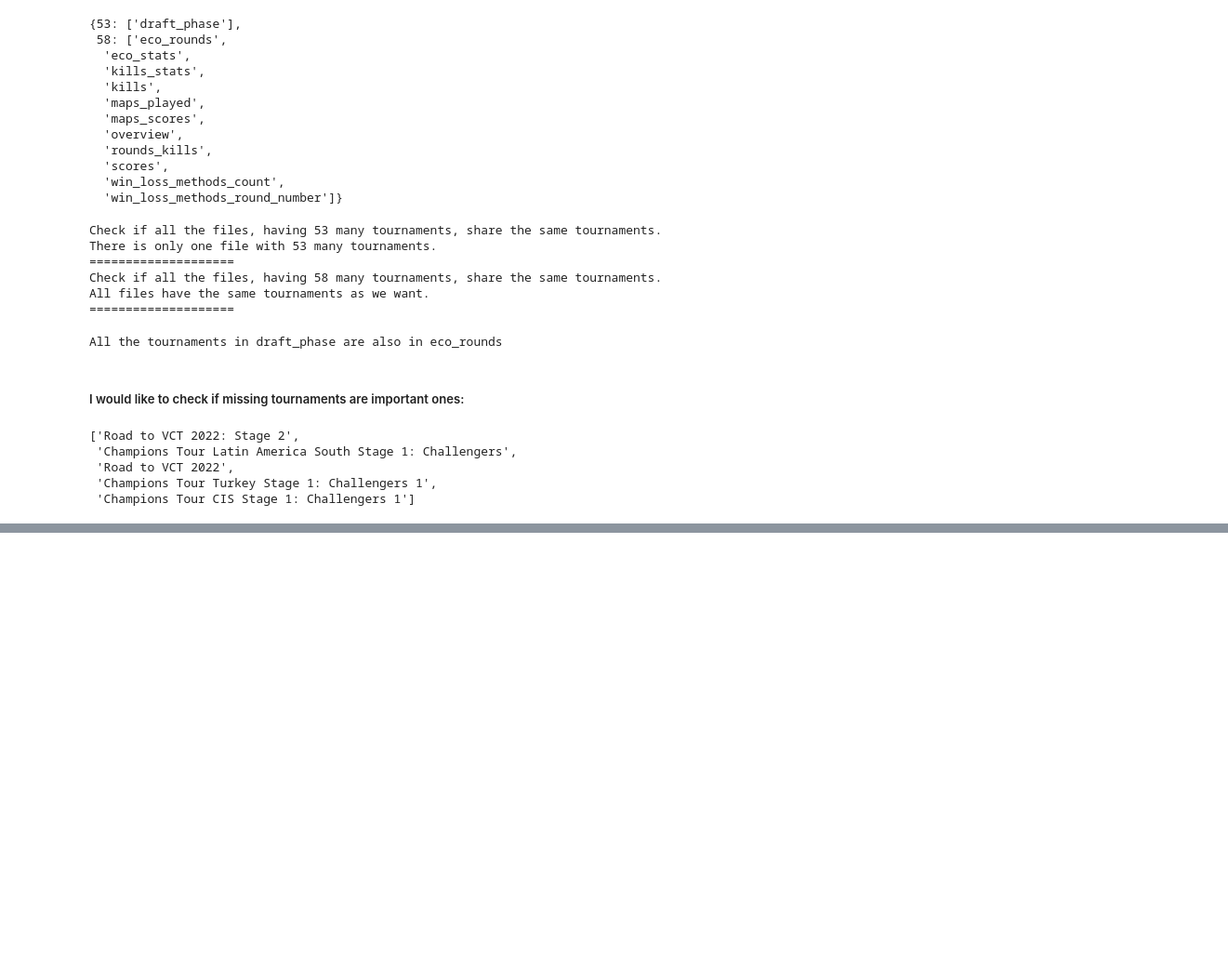
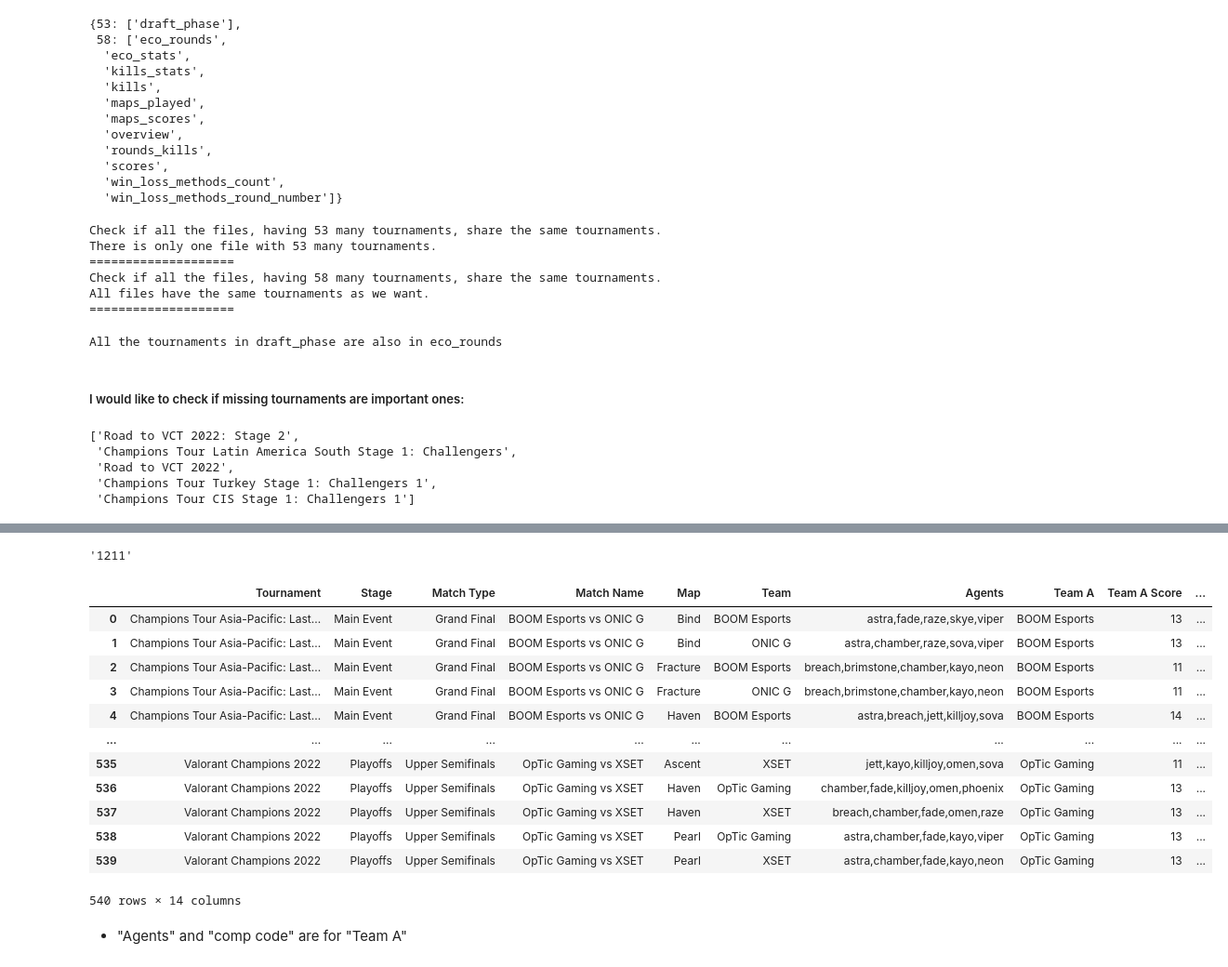
Before and after one commit to ahrlim/vct-erdos-project, a Jupyter notebook: notebooks/vct_2022_data_cleaning.ipynb, the cells around one changed output, grey strips where cells are left out. Shown: that part at 93% size. Saved outputs shown, nothing was run; the diff lists cells and outputs as text; code cells hidden in the pictures; blank space fills up the shorter version.

```diff
--- a/notebooks/vct_2022_data_cleaning.ipynb
+++ b/notebooks/vct_2022_data_cleaning.ipynb
@@ -135,0 +181,2 @@ not_in_the_other(tournaments["eco_rounds"], tournaments["draft_phase"])
+# %%
+overview = pd.read_csv("../data/vct_2022/matches/overview.csv")
@@ -135,0 +289,62 @@ not_in_the_other(tournaments["eco_rounds"], tournaments["draft_phase"])
+# %%
+def get_comp(agents: list) -> str:
+    """
+    input: string of five agents that order of agents are sorted aphabetically and seperated by ","
+    return: string "dics" where d: the # of duelist(s)
+                                i: the # of initiator(s)
+                                c: the # of controller(s)
+                                s: the # of sentinel(s)
+    """
+    roles = {"duelist": {"jett", "phoenix", "reyna", "raze", "yoru", "neon"},
+             "initiator": {"sova", "breach", "skye", "kayo", "fade", "gekko"},
+             "controller": {"brimstone", "omen", "viper", "astra", "harbor"},
+             "sentinel": {"cypher", "sage", "killjoy", "chamber"}}
+
+    agentlist = agents.split(",")
+    dul = 0
+    ini = 0
+    con = 0
+    sen = 0
+
+    for agent in agentlist:
+        if agent in roles["duelist"]:
+            dul += 1
+        elif agent in roles["initiator"]:
+            ini += 1
+        elif agent in roles["controller"]:
+            con += 1
+        else:
+            sen += 1
+
+    assert (dul + ini + con + sen) == 5
+
+    composition = str(dul) + str(ini) + str(con) + str(sen)
+
+    return composition
+# %%
+### Let's test the get_comp funtion!!
+
+get_comp("breach,chamber,neon,omen,skye")
+# %% [output]
+'1211'
+# %%
+vct_champions_2022_team_comp["comp code"] = vct_champions_2022_team_comp["Agents"].apply(get_comp)
+triple_sentinel_ind = vct_champions_2022_team_comp["comp code"] == "0113"
+
+vct_champions_2022_team_comp
+# %% [output]
+|  | Tournament | Stage | Match Type | Match Name | Map | Team | Agents | Team A | Team A Score | ... |
+| 0 | Champions Tour Asia-Pacific: Last... | Main Event | Grand Final | BOOM Esports vs ONIC G | Bind | BOOM Esports | astra,fade,raze,skye,viper | BOOM Esports | 13 | ... |
+| 1 | Champions Tour Asia-Pacific: Last... | Main Event | Grand Final | BOOM Esports vs ONIC G | Bind | ONIC G | astra,chamber,raze,sova,viper | BOOM Esports | 13 | ... |
+| 2 | Champions Tour Asia-Pacific: Last... | Main Event | Grand Final | BOOM Esports vs ONIC G | Fracture | BOOM Esports | breach,brimstone,chamber,kayo,neon | BOOM Esports | 11 | ... |
+| 3 | Champions Tour Asia-Pacific: Last... | Main Event | Grand Final | BOOM Esports vs ONIC G | Fracture | ONIC G | breach,brimstone,chamber,kayo,neon | BOOM Esports | 11 | ... |
+| 4 | Champions Tour Asia-Pacific: Last... | Main Event | Grand Final | BOOM Esports vs ONIC G | Haven | BOOM Esports | astra,breach,jett,killjoy,sova | BOOM Esports | 14 | ... |
+| ... | ... | ... | ... | ... | ... | ... | ... | ... | ... | ... |
+| 535 | Valorant Champions 2022 | Playoffs | Upper Semifinals | OpTic Gaming vs XSET | Ascent | XSET | jett,kayo,killjoy,omen,sova | OpTic Gaming | 11 | ... |
+| 536 | Valorant Champions 2022 | Playoffs | Upper Semifinals | OpTic Gaming vs XSET | Haven | OpTic Gaming | chamber,fade,killjoy,omen,phoenix | OpTic Gaming | 13 | ... |
+| 537 | Valorant Champions 2022 | Playoffs | Upper Semifinals | OpTic Gaming vs XSET | Haven | XSET | breach,chamber,fade,omen,raze | OpTic Gaming | 13 | ... |
+| 538 | Valorant Champions 2022 | Playoffs | Upper Semifinals | OpTic Gaming vs XSET | Pearl | OpTic Gaming | astra,chamber,fade,kayo,viper | OpTic Gaming | 13 | ... |
+| 539 | Valorant Champions 2022 | Playoffs | Upper Semifinals | OpTic Gaming vs XSET | Pearl | XSET | astra,chamber,fade,kayo,neon | OpTic Gaming | 13 | ... |
+540 rows × 14 columns
+# %% [markdown]
+- "Agents" and "comp code" are for "Team A"
```
Also changed, not shown: parts of 25 cells of this notebook, 4 other files.
